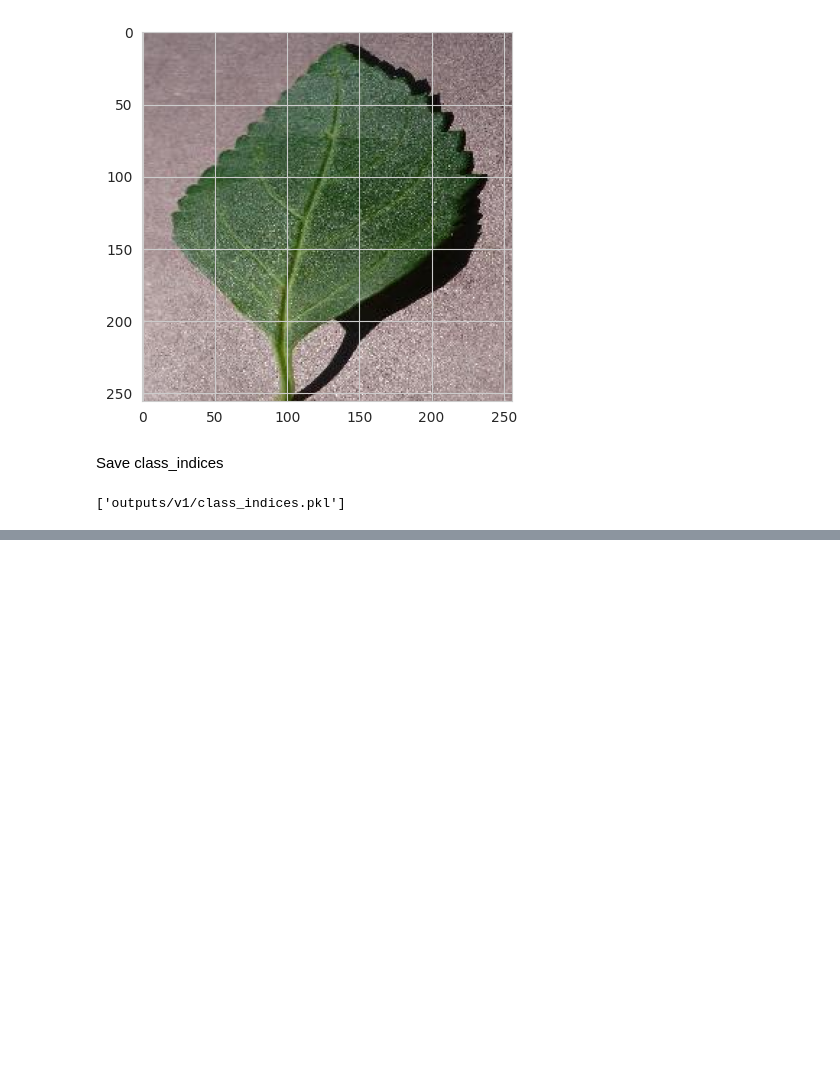
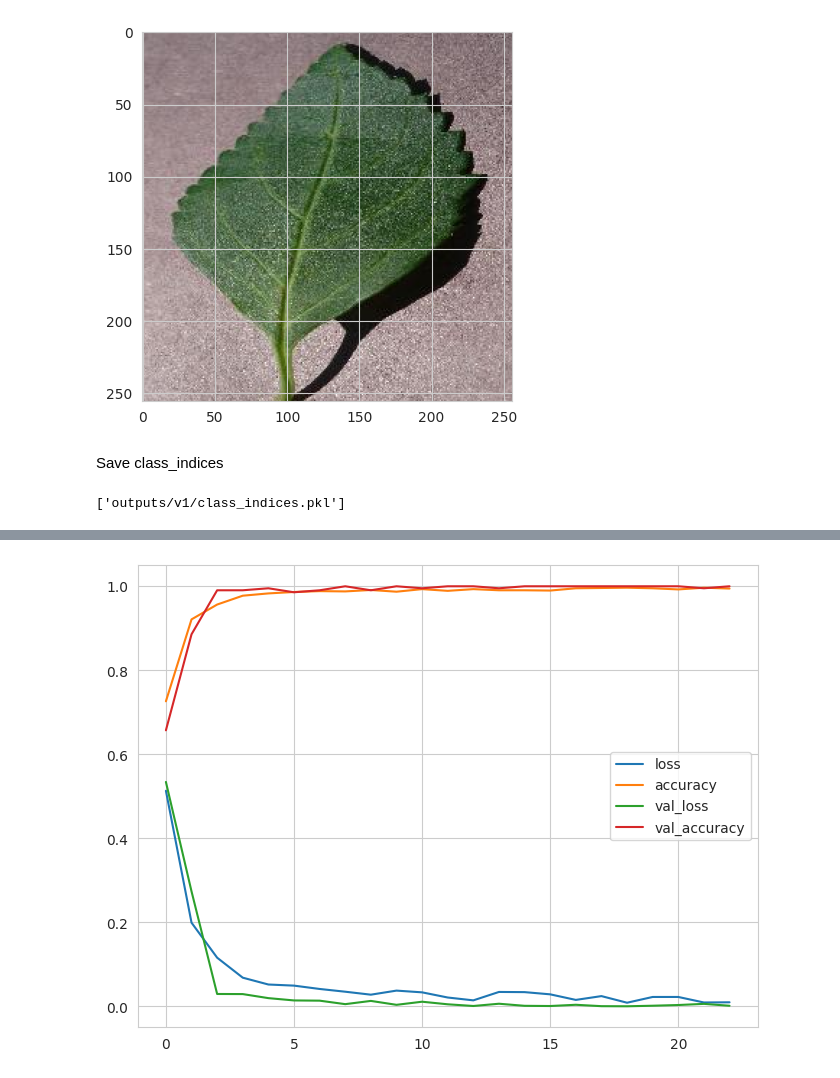
Before and after one commit to Sammy92dec/mildew-detection-in-cherry-leaves, a Jupyter notebook: jupyter_notebooks/Modelling and Evaluating.ipynb, the cells around one changed output, grey strips where cells are left out. Cells and saved outputs as stored; diff of their text form; code cells hidden in the pictures; blank space fills up the shorter version.

```diff
--- a/jupyter_notebooks/Modelling and Evaluating.ipynb
+++ b/jupyter_notebooks/Modelling and Evaluating.ipynb
@@ -281,0 +426,8 @@ joblib.dump(value=train_set.class_indices,
+# %%
+pd.DataFrame(model.history.history).plot(figsize=(8,6))
+
+plt.savefig(f'{file_path}/model_combined.png',
+            bbox_inches='tight', dpi=150)
+plt.show()
+# %% [output]
+[figure, added]
```
Also changed, not shown: parts of 16 cells of this notebook, 4 other files.
